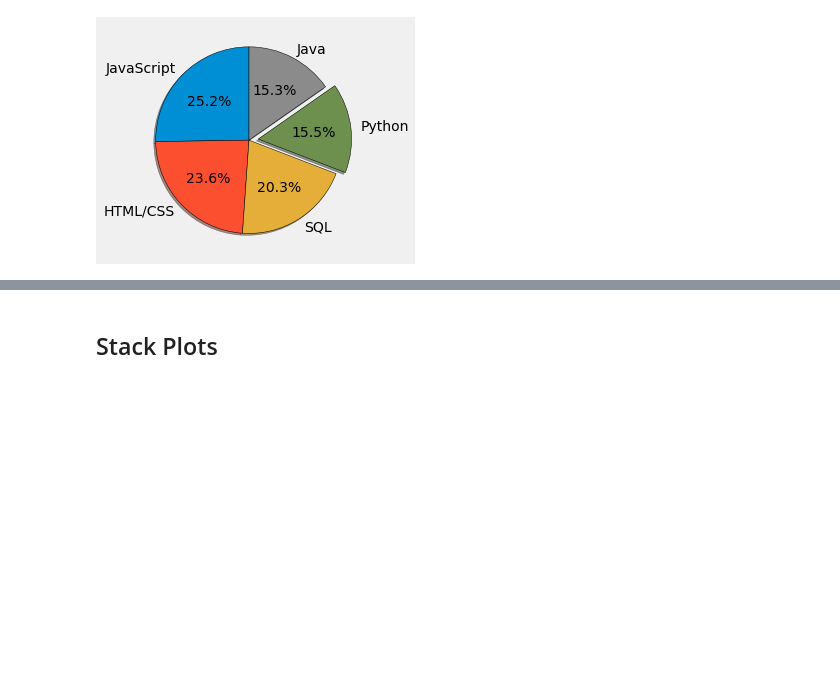
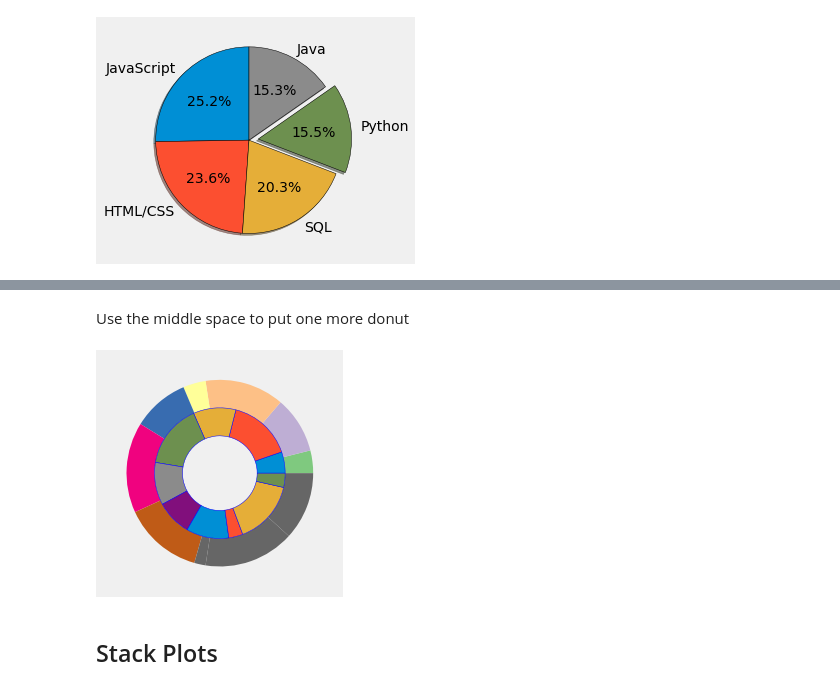
Before and after one commit to SathvikJoel/VisualizationTools, a Jupyter notebook: Matplotlib/Viz-1.ipynb, the cells around one changed output, grey strips where cells are left out. Cells and saved outputs as stored; diff of their text form; code cells hidden in the pictures; blank space fills up the shorter version.

```diff
--- a/Matplotlib/Viz-1.ipynb
+++ b/Matplotlib/Viz-1.ipynb
@@ -648,3 +669,17 @@ plt.show()
+# %% [markdown]
+Use the middle space to put one more donut
+# %%
+plt.pie(
+np.random.randint(0 , 10 , 10 ),
+wedgeprops=dict(width=0.3) ,
+colors=my_colors,
+radius=1);
+
+plt.pie(np.random.randint(0 , 10 , 10 ) , wedgeprops=dict(width=0.3, edgecolor='b'),
+radius=0.7)
+plt.show()
+# %% [output]
+[figure, added]
 # %% [markdown]
 ## Stack Plots
 # %%
```
Also changed, not shown: parts of 5 cells of this notebook, 8 other files.
